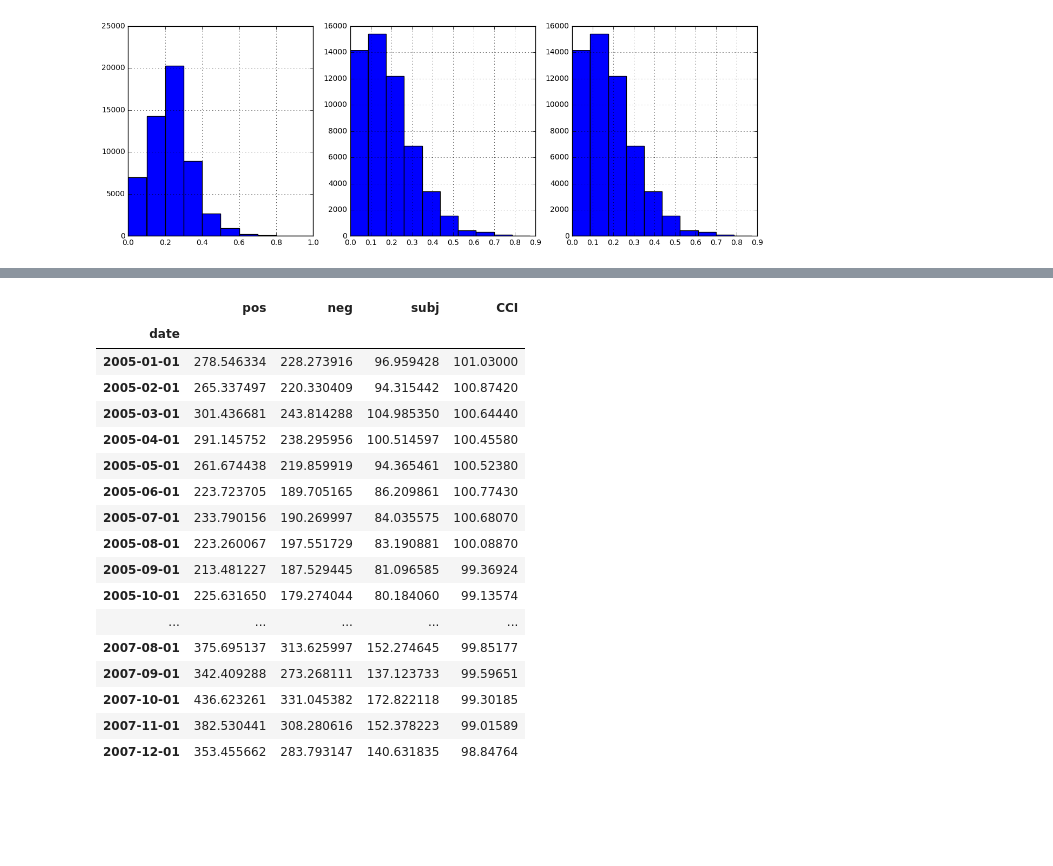
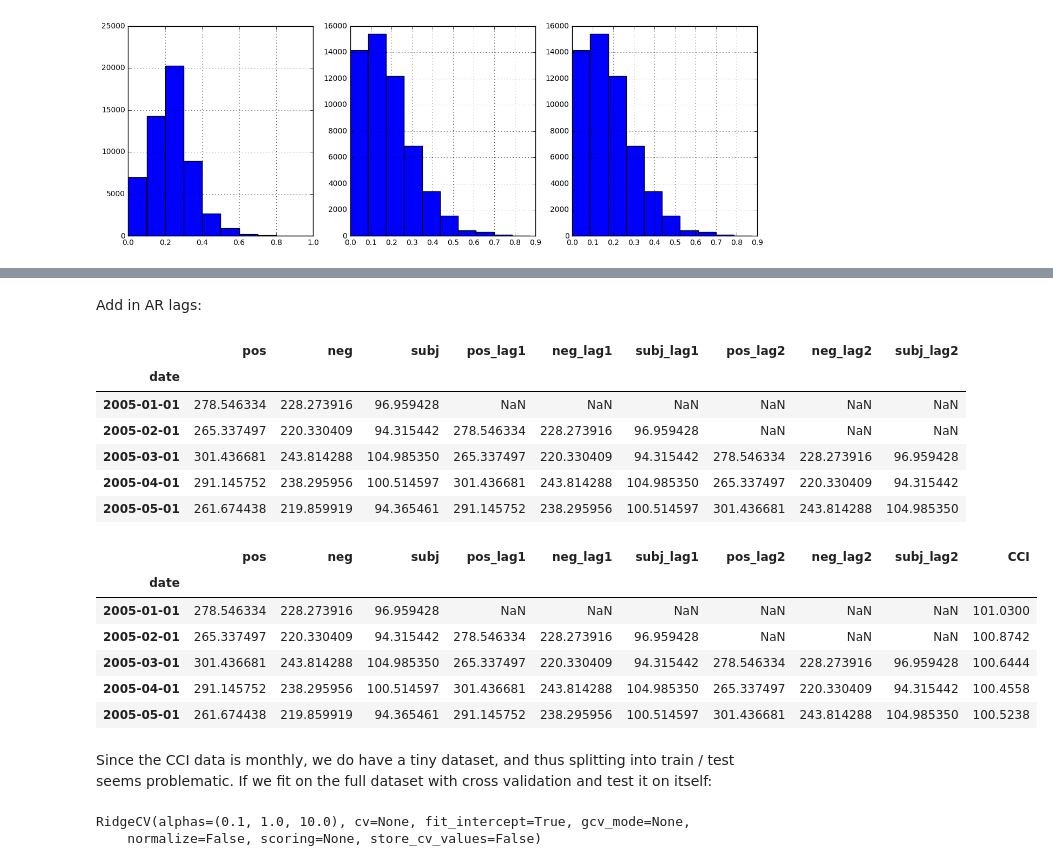
Before and after one commit to AC209ConsumerConfidence/Economic_Sentiment_Forecast, a Jupyter notebook: Milestone 4.ipynb, the cells around one changed output, grey strips where cells are left out. Cells and saved outputs as stored; diff of their text form; code cells hidden in the pictures; blank space fills up the shorter version.

Commit message:
Add lags and ridge.

```diff
--- a/Milestone 4.ipynb
+++ b/Milestone 4.ipynb
@@ -142,21 +135,26 @@ monthly_sentiment
+# %% [markdown]
+Add in AR lags:
+# %%
+lag_1 = monthly_sentiment.shift(1)
+lag_2 = monthly_sentiment.shift(2)
+monthly_sentiment = monthly_sentiment.join(lag_1, rsuffix="_lag1").join(lag_2, rsuffix="_lag2")
+monthly_sentiment.head()
+# %% [output]
+|  | pos | neg | subj | pos_lag1 | neg_lag1 | subj_lag1 | pos_lag2 | neg_lag2 | subj_lag2 |
+| date |  |  |  |  |  |  |  |  |  |
+| 2005-01-01 | 278.546334 | 228.273916 | 96.959428 | NaN | NaN | NaN | NaN | NaN | NaN |
+| 2005-02-01 | 265.337497 | 220.330409 | 94.315442 | 278.546334 | 228.273916 | 96.959428 | NaN | NaN | NaN |
+| 2005-03-01 | 301.436681 | 243.814288 | 104.985350 | 265.337497 | 220.330409 | 94.315442 | 278.546334 | 228.273916 | 96.959428 |
+| 2005-04-01 | 291.145752 | 238.295956 | 100.514597 | 301.436681 | 243.814288 | 104.985350 | 265.337497 | 220.330409 | 94.315442 |
+| 2005-05-01 | 261.674438 | 219.859919 | 94.365461 | 291.145752 | 238.295956 | 100.514597 | 301.436681 | 243.814288 | 104.985350 |
 # %%
-monthly_sentiment.join(cci, how="left")
+monthly_sentiment = monthly_sentiment.join(cci, how="left")
+monthly_sentiment.head()
 # %% [output]
-|  | pos | neg | subj | CCI |
-| date |  |  |  |  |
-| 2005-01-01 | 278.546334 | 228.273916 | 96.959428 | 101.03000 |
-| 2005-02-01 | 265.337497 | 220.330409 | 94.315442 | 100.87420 |
-| 2005-03-01 | 301.436681 | 243.814288 | 104.985350 | 100.64440 |
-| 2005-04-01 | 291.145752 | 238.295956 | 100.514597 | 100.45580 |
-| 2005-05-01 | 261.674438 | 219.859919 | 94.365461 | 100.52380 |
-| 2005-06-01 | 223.723705 | 189.705165 | 86.209861 | 100.77430 |
-| 2005-07-01 | 233.790156 | 190.269997 | 84.035575 | 100.68070 |
-| 2005-08-01 | 223.260067 | 197.551729 | 83.190881 | 100.08870 |
-| 2005-09-01 | 213.481227 | 187.529445 | 81.096585 | 99.36924 |
-| 2005-10-01 | 225.631650 | 179.274044 | 80.184060 | 99.13574 |
-| ... | ... | ... | ... | ... |
-| 2007-08-01 | 375.695137 | 313.625997 | 152.274645 | 99.85177 |
-| 2007-09-01 | 342.409288 | 273.268111 | 137.123733 | 99.59651 |
-| 2007-10-01 | 436.623261 | 331.045382 | 172.822118 | 99.30185 |
-| 2007-11-01 | 382.530441 | 308.280616 | 152.378223 | 99.01589 |
-| 2007-12-01 | 353.455662 | 283.793147 | 140.631835 | 98.84764 |
+|  | pos | neg | subj | pos_lag1 | neg_lag1 | subj_lag1 | pos_lag2 | neg_lag2 | subj_lag2 | CCI |
+| date |  |  |  |  |  |  |  |  |  |  |
+| 2005-01-01 | 278.546334 | 228.273916 | 96.959428 | NaN | NaN | NaN | NaN | NaN | NaN | 101.0300 |
+| 2005-02-01 | 265.337497 | 220.330409 | 94.315442 | 278.546334 | 228.273916 | 96.959428 | NaN | NaN | NaN | 100.8742 |
+| 2005-03-01 | 301.436681 | 243.814288 | 104.985350 | 265.337497 | 220.330409 | 94.315442 | 278.546334 | 228.273916 | 96.959428 | 100.6444 |
+| 2005-04-01 | 291.145752 | 238.295956 | 100.514597 | 301.436681 | 243.814288 | 104.985350 | 265.337497 | 220.330409 | 94.315442 | 100.4558 |
+| 2005-05-01 | 261.674438 | 219.859919 | 94.365461 | 291.145752 | 238.295956 | 100.514597 | 301.436681 | 243.814288 | 104.985350 | 100.5238 |
@@ -162,0 +164,2 @@ monthly_sentiment.join(cci, how="left")
+# %% [markdown]
+Since the CCI data is monthly, we do have a tiny dataset, and thus splitting into train / test seems problematic. If we fit on the full dataset with cross validation and test it on itself:
@@ -162,0 +171,5 @@ monthly_sentiment.join(cci, how="left")
+# %%
+ridge.fit(monthly_sentiment.iloc[:, :-1], monthly_sentiment.CCI)
+# %% [output]
+RidgeCV(alphas=(0.1, 1.0, 10.0), cv=None, fit_intercept=True, gcv_mode=None,
+    normalize=False, scoring=None, store_cv_values=False)
```
Also changed, not shown: parts of 12 cells of this notebook.
